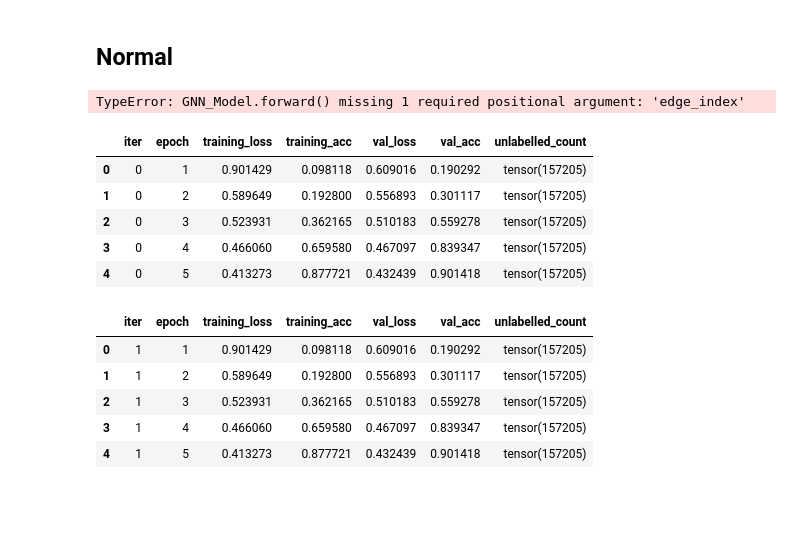
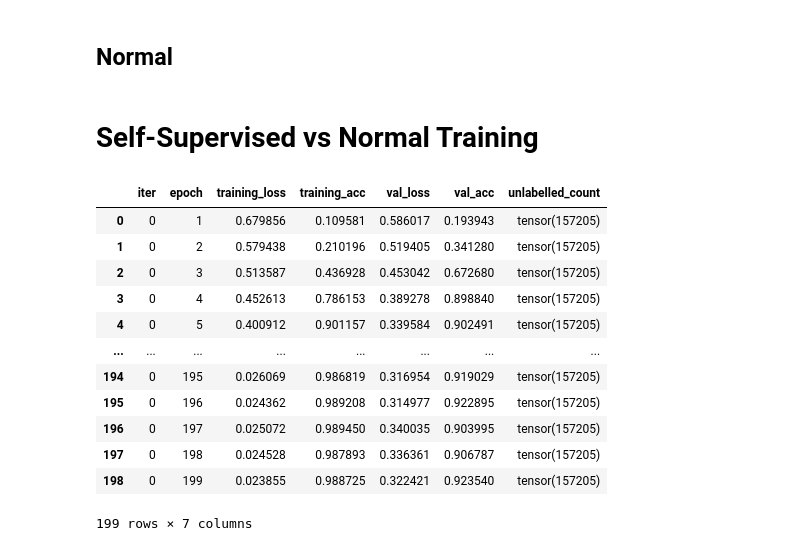
Before and after one commit to alenreuel/data_science_projects, a Jupyter notebook: bitcoin_GNN/notebook.ipynb, the cells around one changed output. Drawn from its saved outputs; the diff is of its cells as text; code cells hidden in the pictures; blank space fills up the shorter version.

Commit message:
all training complete, jsut some writing tasks left

```diff
--- a/bitcoin_GNN/notebook.ipynb
+++ b/bitcoin_GNN/notebook.ipynb
@@ -291,9 +294,7 @@ t_loop_normal = train_loop.ModelTraining(model, graph_data)
 if not os.path.exists(cur_path/"best_ind_model.pth"):
     t_loop_normal.regular_training_loop(cur_path, n_epochs=200)
 else:
-    t_loop_normal.model(torch.load(cur_path/"best_ind_model.pth", weights_only=True))
+    t_loop_normal.model.load_state_dict(torch.load(cur_path/"best_ind_model.pth", weights_only=True))
-# %% [output]
-TypeError: GNN_Model.forward() missing 1 required positional argument: 'edge_index'
 # %%
 if not os.path.exists(cur_path/"training_logs_normal.csv"):
     training_logs = t_loop_normal.training_logs
@@ -301,15 +302,8 @@ if not os.path.exists(cur_path/"training_logs_normal.csv"):
     training_logs_df.to_csv("training_logs_normal.csv")
     training_logs_df.head(5)
 else:
-    training_logs_df = pd.read_csv(cur_path/"training_logs_normal.csv")
+    training_logs_df = pd.read_csv(cur_path/"training_logs_normal.csv").drop(columns=["Unnamed: 0"])
     training_logs_df.head(5)
-# %% [output]
-|  | iter | epoch | training_loss | training_acc | val_loss | val_acc | unlabelled_count |
-| 0 | 0 | 1 | 0.901429 | 0.098118 | 0.609016 | 0.190292 | tensor(157205) |
-| 1 | 0 | 2 | 0.589649 | 0.192800 | 0.556893 | 0.301117 | tensor(157205) |
-| 2 | 0 | 3 | 0.523931 | 0.362165 | 0.510183 | 0.559278 | tensor(157205) |
-| 3 | 0 | 4 | 0.466060 | 0.659580 | 0.467097 | 0.839347 | tensor(157205) |
-| 4 | 0 | 5 | 0.413273 | 0.877721 | 0.432439 | 0.901418 | tensor(157205) |
 # %%
 t_loop_self_supervised = train_loop.ModelTraining(model, graph_data)
 if not os.path.exists(cur_path/"best_semi_sup_model.pth"):
@@ -319,16 +313,27 @@ else:
 # %%
-if not os.path.exists(cur_path/"training_logs_normal.csv"):
+if not os.path.exists(cur_path/"training_logs_self_supervised.csv"):
     training_logs = t_loop_self_supervised.training_logs
-    training_logs_df = pd.DataFrame(training_logs)
-    training_logs_df.to_csv("training_logs_self_supervised.csv")
-    training_logs_df.head()
+    training_logs_df_ss = pd.DataFrame(training_logs)
+    training_logs_df_ss.to_csv("training_logs_self_supervised.csv")
+    training_logs_df_ss.head()
 else:
-    training_logs_df_ss = pd.read_csv(cur_path/"training_logs_normal.csv")
+    training_logs_df_ss = pd.read_csv(cur_path/"training_logs_self_supervised.csv").drop(columns=["Unnamed: 0"])
     training_logs_df_ss.head(5)
-# %% [output]
-|  | iter | epoch | training_loss | training_acc | val_loss | val_acc | unlabelled_count |
-| 0 | 1 | 1 | 0.901429 | 0.098118 | 0.609016 | 0.190292 | tensor(157205) |
-| 1 | 1 | 2 | 0.589649 | 0.192800 | 0.556893 | 0.301117 | tensor(157205) |
-| 2 | 1 | 3 | 0.523931 | 0.362165 | 0.510183 | 0.559278 | tensor(157205) |
-| 3 | 1 | 4 | 0.466060 | 0.659580 | 0.467097 | 0.839347 | tensor(157205) |
-| 4 | 1 | 5 | 0.413273 | 0.877721 | 0.432439 | 0.901418 | tensor(157205) |
+# %% [markdown]
+# Self-Supervised vs Normal Training
+# %%
+training_logs_df
+# %% [output]
+|  | iter | epoch | training_loss | training_acc | val_loss | val_acc | unlabelled_count |
+| 0 | 0 | 1 | 0.679856 | 0.109581 | 0.586017 | 0.193943 | tensor(157205) |
+| 1 | 0 | 2 | 0.579438 | 0.210196 | 0.519405 | 0.341280 | tensor(157205) |
+| 2 | 0 | 3 | 0.513587 | 0.436928 | 0.453042 | 0.672680 | tensor(157205) |
+| 3 | 0 | 4 | 0.452613 | 0.786153 | 0.389278 | 0.898840 | tensor(157205) |
+| 4 | 0 | 5 | 0.400912 | 0.901157 | 0.339584 | 0.902491 | tensor(157205) |
+| ... | ... | ... | ... | ... | ... | ... | ... |
+| 194 | 0 | 195 | 0.026069 | 0.986819 | 0.316954 | 0.919029 | tensor(157205) |
+| 195 | 0 | 196 | 0.024362 | 0.989208 | 0.314977 | 0.922895 | tensor(157205) |
+| 196 | 0 | 197 | 0.025072 | 0.989450 | 0.340035 | 0.903995 | tensor(157205) |
+| 197 | 0 | 198 | 0.024528 | 0.987893 | 0.336361 | 0.906787 | tensor(157205) |
+| 198 | 0 | 199 | 0.023855 | 0.988725 | 0.322421 | 0.923540 | tensor(157205) |
+199 rows × 7 columns
```
Also changed, not shown: parts of 2 cells of this notebook.
